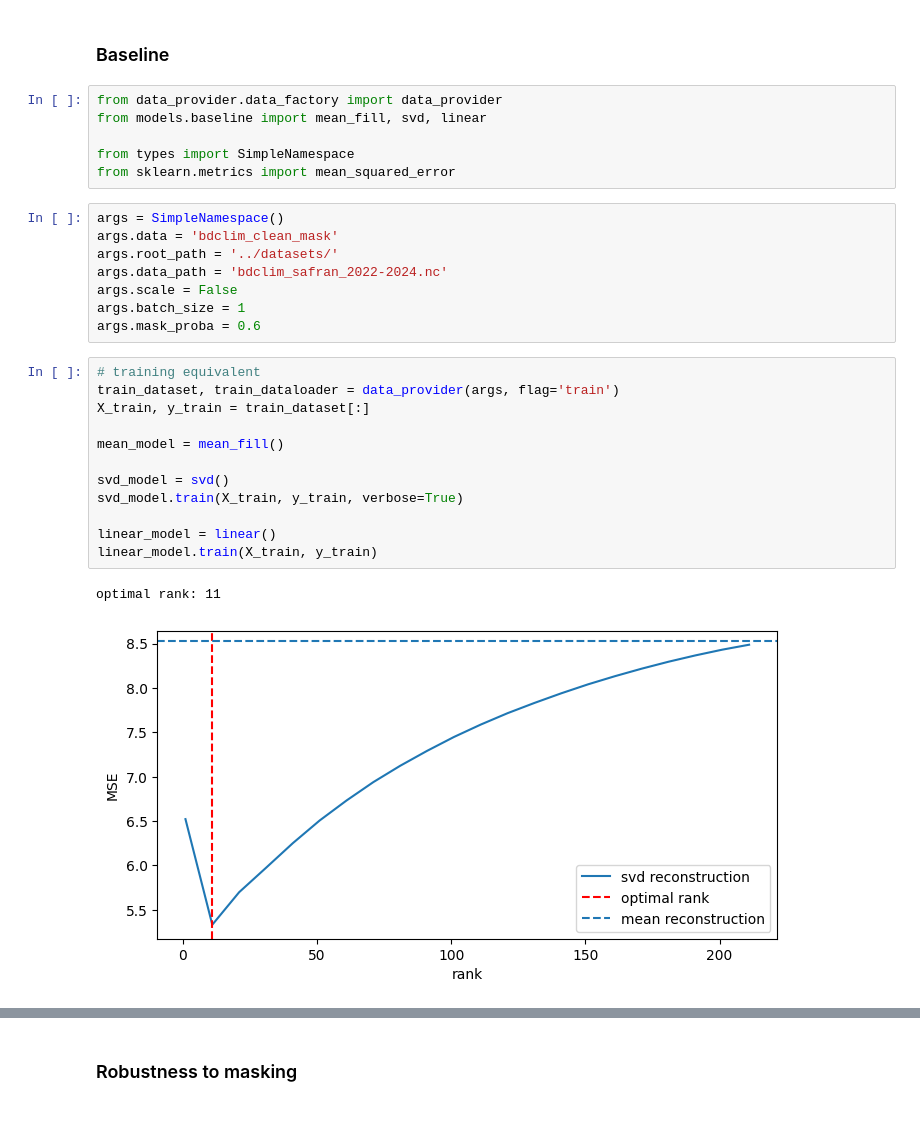
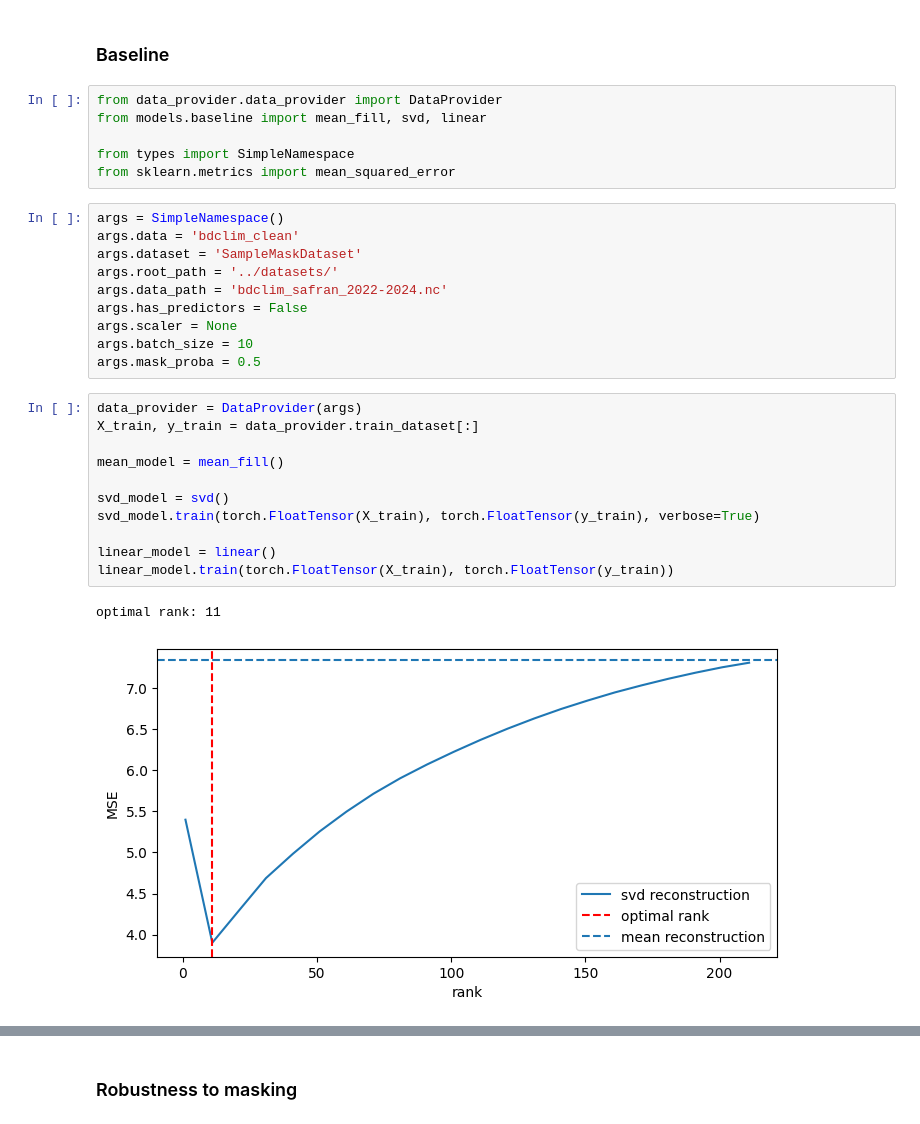
Before and after one commit to leocatteau/Meteo-France, a Jupyter notebook: guide.ipynb, the cells around one changed output, grey strips where cells are left out. Saved outputs shown, nothing was run; the diff lists cells and outputs as text.

Commit message:
working dataloader(dataset(data))) with SampleMask + SequenceMask + WindowHorizon

```diff
--- a/guide.ipynb
+++ b/guide.ipynb
@@ -94,32 +53,33 @@ plt.show()
 # %% [markdown]
 ### Baseline <a class="anchor" id="second-bullet"></a>
 # %%
-from data_provider.data_factory import data_provider
+from data_provider.data_provider import DataProvider
 from models.baseline import mean_fill, svd, linear
 
 from types import SimpleNamespace
 from sklearn.metrics import mean_squared_error
 # %%
 args = SimpleNamespace()
-args.data = 'bdclim_clean_mask'
+args.data = 'bdclim_clean'
+args.dataset = 'SampleMaskDataset'
 args.root_path = '../datasets/'
 args.data_path = 'bdclim_safran_2022-2024.nc'
-args.scale = False
-args.batch_size = 1
-args.mask_proba = 0.6
+args.has_predictors = False
+args.scaler = None
+args.batch_size = 10
+args.mask_proba = 0.5
 # %%
-# training equivalent
-train_dataset, train_dataloader = data_provider(args, flag='train')
-X_train, y_train = train_dataset[:]
+data_provider = DataProvider(args)
+X_train, y_train = data_provider.train_dataset[:]
 
 mean_model = mean_fill()
 
 svd_model = svd()
-svd_model.train(X_train, y_train, verbose=True)
+svd_model.train(torch.FloatTensor(X_train), torch.FloatTensor(y_train), verbose=True)
 
 linear_model = linear()
-linear_model.train(X_train, y_train)
+linear_model.train(torch.FloatTensor(X_train), torch.FloatTensor(y_train))
 # %% [output]
 optimal rank: 11
-[figure, old version]
+[figure, new version]
 # %%
```
Also changed, not shown: parts of 4 cells of this notebook, 6 other files.
